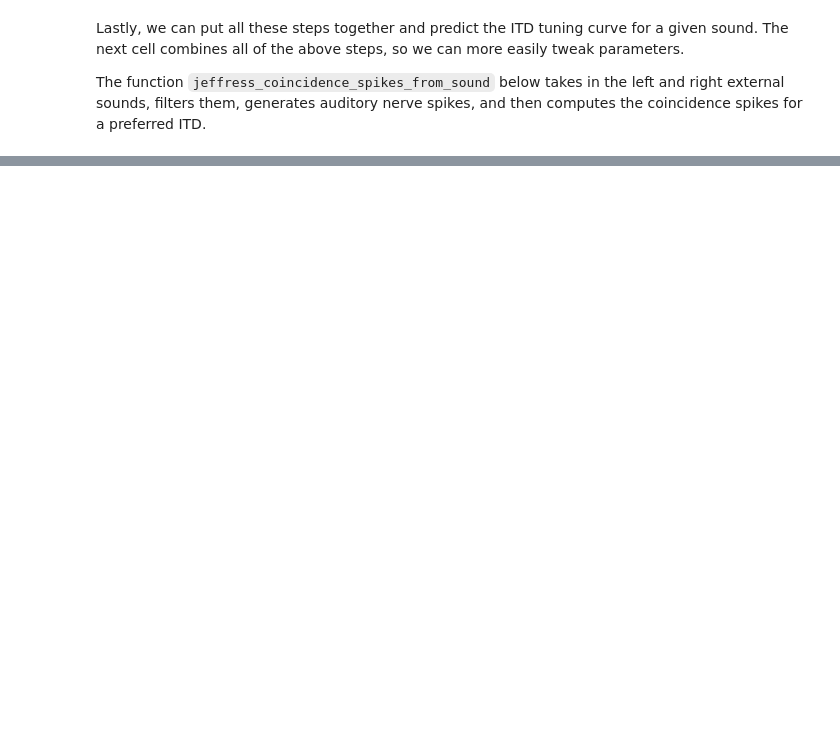
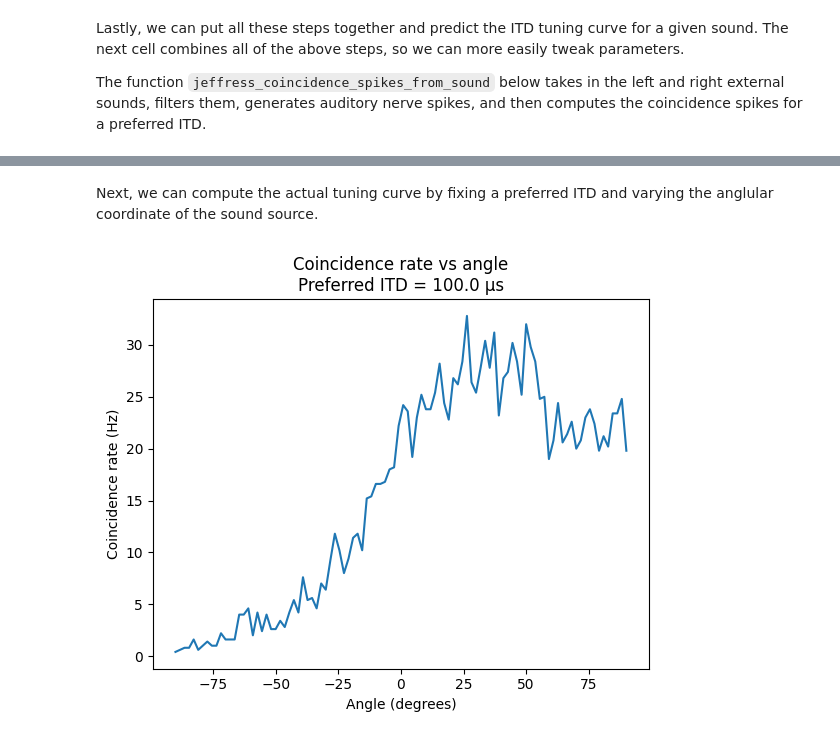
Before and after one commit to jmrfox/neurostatsmodels, a Jupyter notebook: notebooks/auditory_coincidence.ipynb, the cells around one changed output, grey strips where cells are left out. Saved outputs shown, nothing was run; the diff lists cells and outputs as text; code cells hidden in the pictures; blank space fills up the shorter version.

```diff
--- a/notebooks/auditory_coincidence.ipynb
+++ b/notebooks/auditory_coincidence.ipynb
@@ -364,0 +376,49 @@ RMS rate spread: 2.02 Hz
+# %% [markdown]
+Next, we can compute the actual tuning curve by fixing a preferred ITD and varying the anglular coordinate of the sound source.
+# %%
+# generate signals
+n_angles = 100
+angle_domain_deg = np.linspace(-90, 90, n_angles)
+
+sampling_rate = 20000
+stim_frequency = 1000  # Hz
+trial_time = 5.0  # s
+owl_head_width = 0.08  # head width (m)
+speed_of_sound = 343.0  # speed of sound (m/s)
+preferred_itd = 100  # preferred ITD (µs)
+jitter_std = 1  # jitter standard deviation (µs)
+time_domain = np.arange(0, trial_time, 1 / sampling_rate)
+sine = np.sin(2 * np.pi * stim_frequency * time_domain)
+
+signal_array = np.zeros((len(angle_domain_deg), len(time_domain), 2))
+for i, angle in enumerate(angle_domain_deg):
+    itd = (owl_head_width / speed_of_sound) * np.sin(np.deg2rad(angle))  # seconds
+    left_signal = sine.copy()
+    right_signal = fractional_delay(sine, itd, sampling_rate)
+    signal_array[i, :, 0] = left_signal
+    signal_array[i, :, 1] = right_signal
+
+spike_times = []
+counts = []
+for i, angle in enumerate(angle_domain_deg):
+    result = jeffress_coincidence_spikes_from_sound(
+        left_signal=signal_array[i, :, 0],
+        right_signal=signal_array[i, :, 1],
+        sampling_rate=sampling_rate,
+        auditory_arp=1e-6,
+        preferred_itd=preferred_itd * 1e-6,
+        coincidence_window=10e-6,
+        jitter_std=jitter_std * 1e-6,
+    )
+    spike_times.append(result['coincidence_spikes'])
+    counts.append(len(result['coincidence_spikes']))
+
+rates = np.array(counts) / trial_time
+plt.figure()
+plt.plot(angle_domain_deg, rates)
+plt.xlabel("Angle (degrees)")
+plt.ylabel("Coincidence rate (Hz)")
+plt.title(f"Coincidence rate vs angle\nPreferred ITD = {preferred_itd:.1f} µs")
+plt.show()
+# %% [output]
+[figure, added]
```
Also changed, not shown: parts of 9 cells of this notebook, 1 other file.
